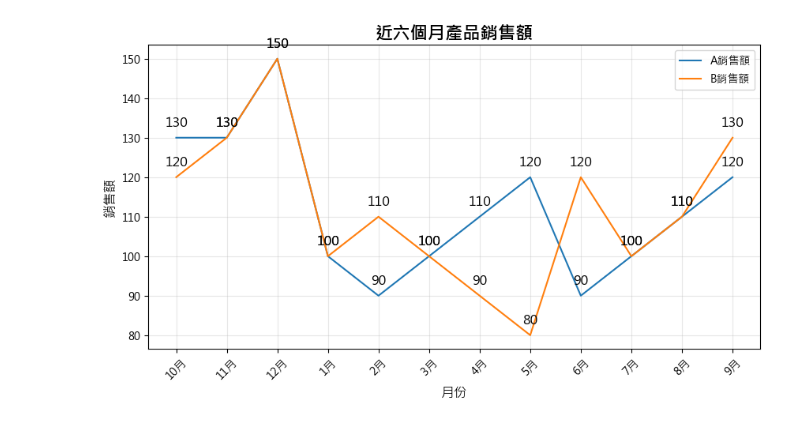
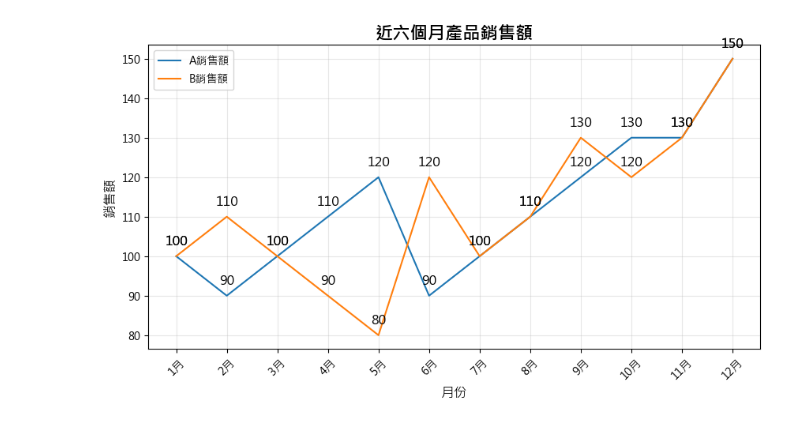
Before and after one commit to zxzxasas1/Python-Application, a Jupyter notebook: 資料庫操作/銷售額寫入並讀取製作統計圖表/code.ipynb, the cells around one changed output. Drawn from its saved outputs; the diff is of its cells as text; code cells hidden in the pictures.

```diff
--- a/資料庫操作/銷售額寫入並讀取製作統計圖表/code.ipynb
+++ b/資料庫操作/銷售額寫入並讀取製作統計圖表/code.ipynb
@@ -1,5 +1,6 @@
 # %%
 # 練習將 csv 資料寫入資料庫並讀取，之後再將資料製作成統計圖
+
 
 import csv
 import pymysql
@@ -18,6 +19,20 @@ with open("data/sales.csv","r",encoding="utf-8-sig") as file :
 
 data_colummn , *data_row = data
 
+# 因為字串寫入 sql 會亂掉，不見得會依照原本順序排，所以要先把資料的順序用 dictionary 記下來，之後再給 map() 恢復
+
+data_order = []
+
+for i , item in enumerate(data_row) :
+
+    set = (item[0],i)
+
+    data_order.append(set)
+
+# 再轉成 dictionary
+
+data_order = dict(data_order)
+
 # 如果文字前後有空白，可以對資料處理一下
 
 # data_column = [i.strip() for i in data_column]
@@ -33,35 +48,35 @@ data_colummn , *data_row = data
 
 # 2. 用 pymysql 將檔案寫入資料庫
 
-# connection = pymysql.connect(
+connection = pymysql.connect(
 
-#     host="127.0.0.1",
-#     user="root",
-#     database="example",
-#     password="12345",
-#     charset="utf8"
+    host="127.0.0.1",
+    user="root",
+    database="example",
+    password="12345",
+    charset="utf8"
 
-# )
+)
 
-# cursor = connection.cursor()
+cursor = connection.cursor()
 
-# sql = "INSERT INTO new_table_5 (月份,銷售額_A,銷售額_B) VALUES (%s,%s,%s)"
+sql = "INSERT INTO new_table_5 (月份,銷售額_A,銷售額_B) VALUES (%s,%s,%s)"
 
-# try :
+try :
 
-#     cursor.executemany(sql,data_row)
+    cursor.executemany(sql,data_row)
 
-#     connection.commit()
+    connection.commit()
 
-# except Exception as e :
+except Exception as e :
 
-#     connection.rollback()
+    connection.rollback()
 
-#     print("無法寫入",e)
+    print("無法寫入",e)
 
-# cursor.close()
+cursor.close()
 
-# connection.close()
+connection.close()
 
 
 # 3. 將資料讀取出來
@@ -95,13 +110,18 @@ connection.close()
 
 dataframe = pandas.DataFrame(result)
 
+# 把資料的順序用 map() 恢復，用多一個欄位的方式來對應月份和順序數字，再做 sort_values()
+
+dataframe["月份順序"] = dataframe.loc[:,0].map(data_order)
+dataframe = dataframe.sort_values("月份順序")
+
 # 因為沒有欄位名稱 , 所以要自己用 loc 來挑選
 
 dataframe_months = dataframe.loc[:,0]
 dataframe_sales_A = dataframe.loc[:,1]
 dataframe_sales_B = dataframe.loc[:,2]
 
-# 如果資料庫原本數值欄位是文字格式，就要把數值資料轉成數值格式，這邊因為已經是數值，所以不用
+# 如果 sql 資料庫原本數值欄位是文字格式，就要把數值資料轉成數值格式，這邊因為已經是數值，所以不用
 
 # dataframe.loc[:,1] = pandas.to_numeric(dataframe.loc[:,1])
 # dataframe.loc[:,2] = pandas.to_numeric(dataframe.loc[:,2])
@@ -113,34 +133,39 @@ array = numpy.array(result)
 array_months = array[:,0]
 array_sales_A = array[:,1]
 array_sales_B = array[:,2]
+
+# numpy array 要轉換型別是用 astype()
+
+array_sales_A = array_sales_A.astype("float")
+array_sales_B = array_sales_B.astype("float")
 
 
 # 5. 將資料製作成圖表
 
 plt.rcParams["font.sans-serif"] = ["Microsoft JhengHei" , "Simhei"]
 plt.rcParams["axes.unicode_minus"] = False
 
 plt.figure(figsize=(10,5))
 
 plt.plot(dataframe_months,dataframe_sales_A,label="A銷售額")
 plt.plot(dataframe_months,dataframe_sales_B,label="B銷售額")
 
 for i , item in enumerate(dataframe_sales_A) :
 
     plt.annotate(f"{item}",(i,item),textcoords="offset points",xytext=(0,10),ha="center",fontsize=12)
 
 for i , item in enumerate(dataframe_sales_B) :
 
     plt.annotate(f"{item}",(i,item),textcoords="offset points",xytext=(0,10),ha="center",fontsize=12)
 
 plt.title("近六個月產品銷售額",fontsize=16,fontweight="bold")
 plt.xlabel("月份",fontsize=12)
 plt.ylabel("銷售額",fontsize=12)
 
 plt.xticks(rotation=45)
 plt.grid(alpha=0.3)
 plt.legend()
 
 plt.show()
 # %% [output]
-[figure, old version]
+[figure, new version]
```
